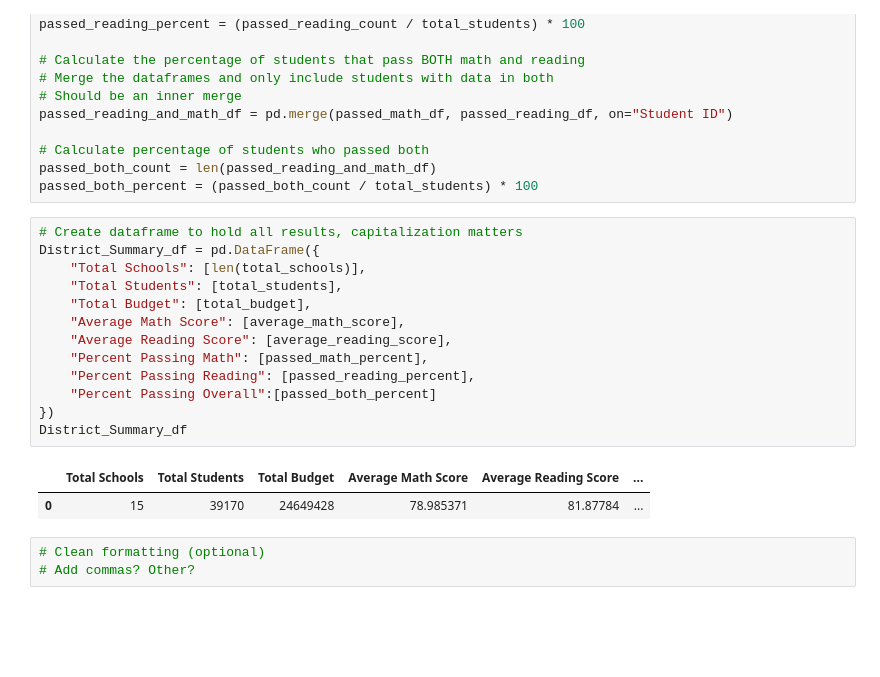
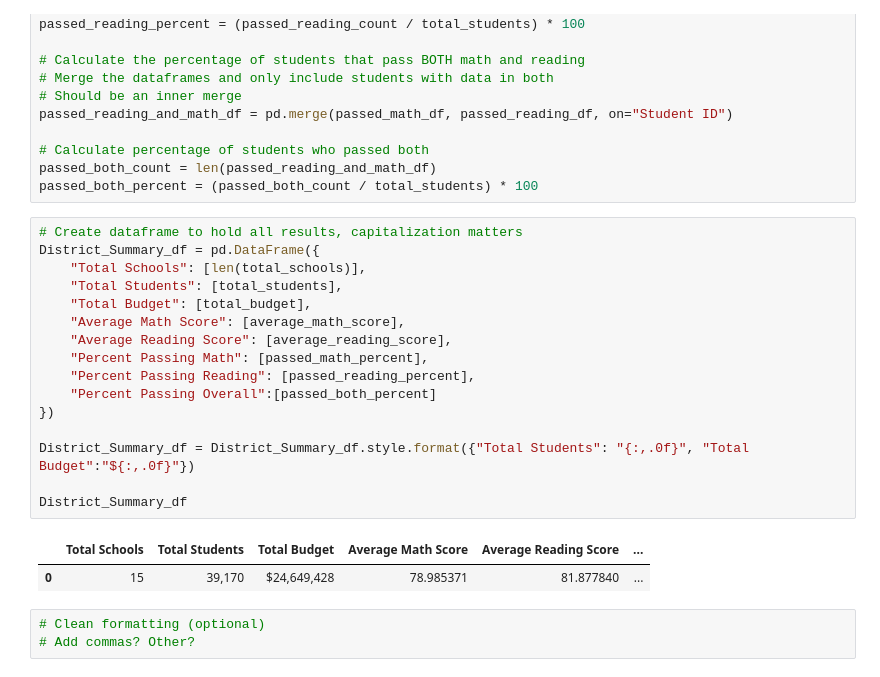
Before and after one commit to mel-c-lowe/Pandas_Challenge, a Jupyter notebook: PyCity_Schools.ipynb, the cells around one changed output. Saved outputs shown, nothing was run; the diff lists cells and outputs as text; blank space fills up the shorter version.

```diff
--- a/PyCity_Schools.ipynb
+++ b/PyCity_Schools.ipynb
@@ -60,19 +60,22 @@ passed_both_percent = (passed_both_count / total_students) * 100
 # %%
 # Create dataframe to hold all results, capitalization matters
 District_Summary_df = pd.DataFrame({
     "Total Schools": [len(total_schools)],
     "Total Students": [total_students],
     "Total Budget": [total_budget],
     "Average Math Score": [average_math_score],
     "Average Reading Score": [average_reading_score],
     "Percent Passing Math": [passed_math_percent],
     "Percent Passing Reading": [passed_reading_percent],
     "Percent Passing Overall":[passed_both_percent]
 })
+
+District_Summary_df = District_Summary_df.style.format({"Total Students": "{:,.0f}", "Total Budget":"${:,.0f}"})
+
 District_Summary_df
 # %% [output]
 |  | Total Schools | Total Students | Total Budget | Average Math Score | Average Reading Score | ... |
-| 0 | 15 | 39170 | 24649428 | 78.985371 | 81.87784 | ... |
+| 0 | 15 | 39,170 | $24,649,428 | 78.985371 | 81.877840 | ... |
 # %%
 # Clean formatting (optional)
 # Add commas? Other?
```
Also changed, not shown: parts of 8 cells of this notebook.
